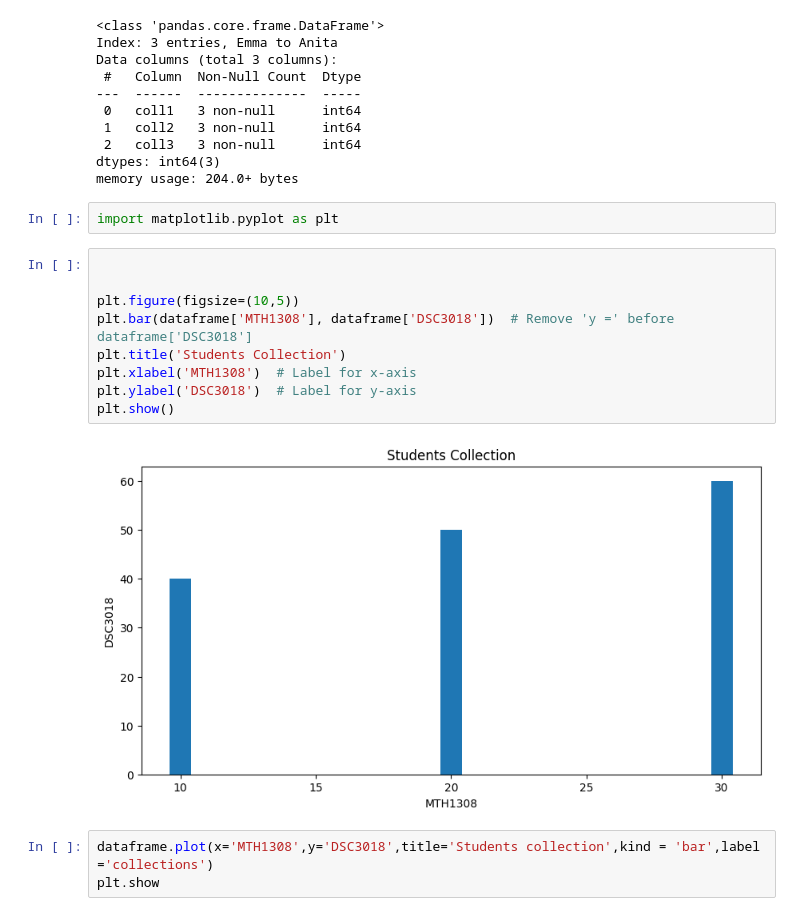
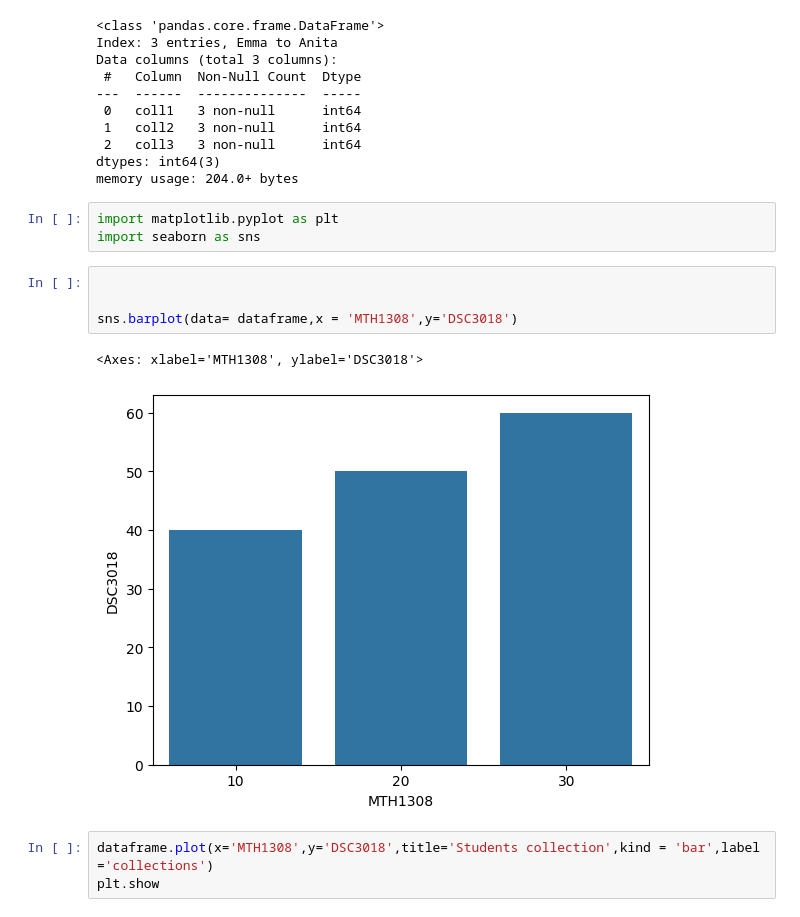
Before and after one commit to joyflorence/Data-miming-and-analytics, a Jupyter notebook: practical/pandas.ipynb, the cells around one changed output. Cells and saved outputs as stored; diff of their text form.

```diff
--- a/practical/pandas.ipynb
+++ b/practical/pandas.ipynb
@@ -145,17 +145,14 @@ dtypes: int64(3)
 memory usage: 204.0+ bytes
 # %%
 import matplotlib.pyplot as plt
+import seaborn as sns
-# %%
-
-
-plt.figure(figsize=(10,5))
-plt.bar(dataframe['MTH1308'], dataframe['DSC3018'])  # Remove 'y =' before dataframe['DSC3018']
-plt.title('Students Collection')
-plt.xlabel('MTH1308')  # Label for x-axis
-plt.ylabel('DSC3018')  # Label for y-axis
-plt.show()
-# %% [output]
-[figure, removed]
+# %%
+
+
+sns.barplot(data= dataframe,x = 'MTH1308',y='DSC3018')
+# %% [output]
+<Axes: xlabel='MTH1308', ylabel='DSC3018'>
+[figure, added]
 # %%
 dataframe.plot(x='MTH1308',y='DSC3018',title='Students collection',kind = 'bar',label  ='collections')
 plt.show
```
Also changed, not shown: parts of 1 cell of this notebook, 2 other files.
